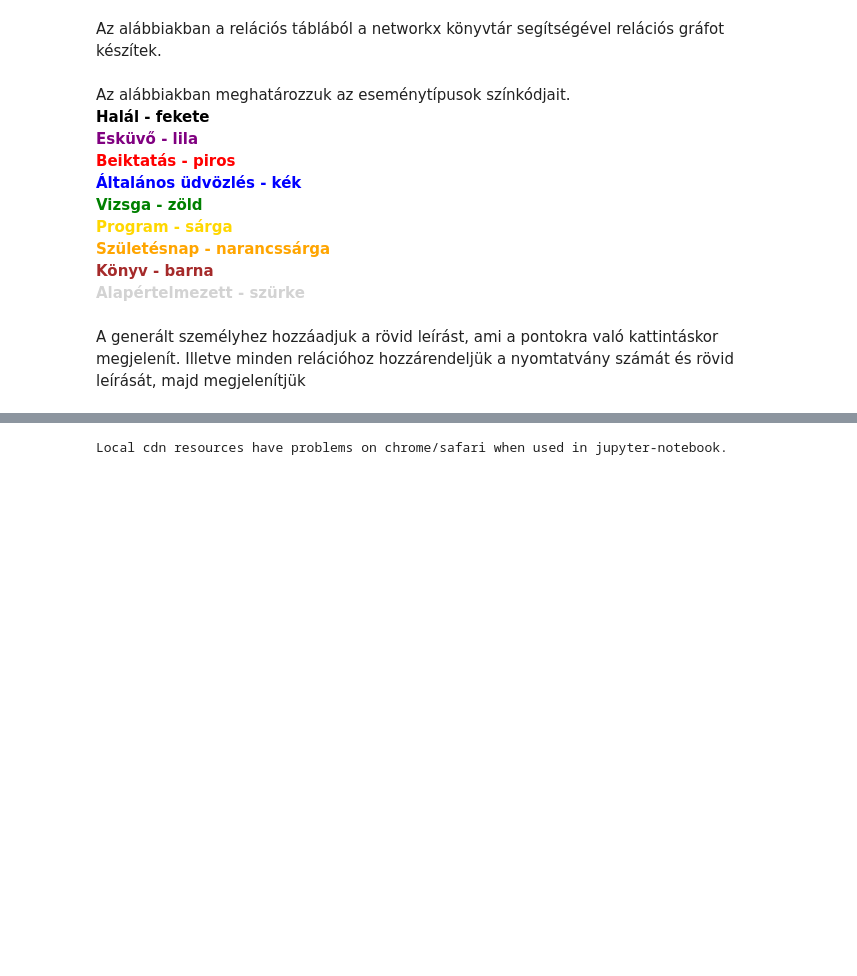
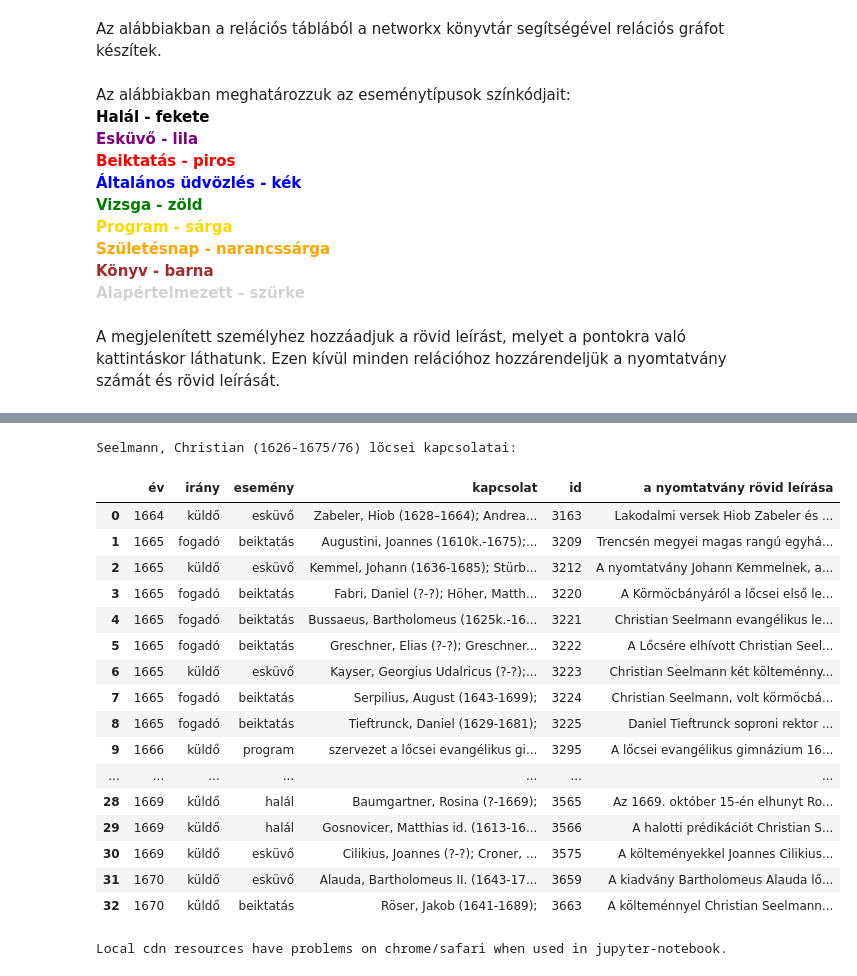
Before and after one commit to kuti-b/zipserbuch, a Jupyter notebook: _sources/zipserbuch.ipynb, the cells around one changed output, grey strips where cells are left out. Cells and saved outputs as stored; diff of their text form; code cells hidden in the pictures; blank space fills up the shorter version.

```diff
--- a/_sources/zipserbuch.ipynb
+++ b/_sources/zipserbuch.ipynb
@@ -161,7 +154,7 @@ Az alábbiakban a relációs táblából a networkx könyvtár segítségével r
 # %%
 G = nx.from_pandas_edgelist(relations_df, source='sender_name', target='target_name', edge_attr=True, create_using=nx.MultiDiGraph())
 # %% [markdown]
-Az alábbiakban meghatározzuk az eseménytípusok színkódjait.<br>
+Az alábbiakban meghatározzuk az eseménytípusok színkódjait:<br>
  <span style="color: black"><strong> Halál - fekete</strong></span><br>
  <span style="color: purple"><strong>Esküvő - lila</strong></span><br>
  <span style="color: red"><strong>Beiktatás - piros</strong></span><br>
@@ -190,7 +183,7 @@ def get_edge_color(type):
     else:
         return edge_colors['default']
 # %% [markdown]
-A generált személyhez hozzáadjuk a rövid leírást, ami a pontokra való kattintáskor megjelenít. Illetve minden relációhoz hozzárendeljük a nyomtatvány számát és rövid leírását, majd megjelenítjük
+A megjelenített személyhez hozzáadjuk a rövid leírást, melyet a pontokra való kattintáskor láthatunk. Ezen kívül minden relációhoz hozzárendeljük a nyomtatvány számát és rövid leírását.
 # %%
 def setup_network(net):
     for edge in net.edges:
@@ -226 +221,59 @@ Local cdn resources have problems on chrome/safari when used in jupyter-notebook
+# %%
+def get_relations_of_person(name):
+    person_df = relations_df[relations_df.applymap(lambda x: name in str(x)).any(1)]
+    df3=pandas.merge(person_df, records, left_on="record_id",right_on="RMNy")
+    grouped_by_record_id = df3.groupby('record_id').groups
+
+
+    chronology = []
+    for record_id in grouped_by_record_id:
+        new_item={}
+        new_item['id'] = record_id
+        new_item['kapcsolat'] = ''
+        for id in grouped_by_record_id[record_id]:
+            item = df3.iloc[id]
+            new_item['év'] = item['év']
+            new_item['esemény'] = item['esemény']
+            new_item['a nyomtatvány rövid leírása'] = item['a nyomtatvány rövid leírása']
+            if item['sender_name']==name:
+                new_item['irány']='küldő'
+                new_item['kapcsolat']+=item['target_name']+'; '
+            elif item['target_name']==name:
+                new_item['irány']='fogadó'
+                new_item['kapcsolat']+=item['sender_name']+'; '
+        chronology.append(new_item)
+
+    return pandas.DataFrame.from_records(chronology)
+
+
+
+name = 'Seelmann, Christian (1626-1675/76)'
+chronology_df = get_relations_of_person(name)
+
+display(
+    HTML(
+        "<h3>"+ name + " lőcsei kapcsolatai: </h3><br><div style='height: 300px; overflow: auto; width: fit-content'>" +
+        chronology_df[['év', 'irány', 'esemény', 'kapcsolat', 'id', 'a nyomtatvány rövid leírása',]].sort_values('év').to_html() +
+        "</div>"
+    )
+)
+# %% [output]
+Seelmann, Christian (1626-1675/76) lőcsei kapcsolatai:
+|  | év | irány | esemény | kapcsolat | id | a nyomtatvány rövid leírása |
+| 0 | 1664 | küldő | esküvő | Zabeler, Hiob (1628–1664); Andrea... | 3163 | Lakodalmi versek Hiob Zabeler és ... |
+| 1 | 1665 | fogadó | beiktatás | Augustini, Joannes (1610k.-1675);... | 3209 | Trencsén megyei magas rangú egyhá... |
+| 2 | 1665 | küldő | esküvő | Kemmel, Johann (1636-1685); Stürb... | 3212 | A nyomtatvány Johann Kemmelnek, a... |
+| 3 | 1665 | fogadó | beiktatás | Fabri, Daniel (?-?); Höher, Matth... | 3220 | A Körmöcbányáról a lőcsei első le... |
+| 4 | 1665 | fogadó | beiktatás | Bussaeus, Bartholomeus (1625k.-16... | 3221 | Christian Seelmann evangélikus le... |
+| 5 | 1665 | fogadó | beiktatás | Greschner, Elias (?-?); Greschner... | 3222 | A Lőcsére elhívott Christian Seel... |
+| 6 | 1665 | küldő | esküvő | Kayser, Georgius Udalricus (?-?);... | 3223 | Christian Seelmann két költeménny... |
+| 7 | 1665 | fogadó | beiktatás | Serpilius, August (1643-1699); | 3224 | Christian Seelmann, volt körmöcbá... |
+| 8 | 1665 | fogadó | beiktatás | Tieftrunck, Daniel (1629-1681); | 3225 | Daniel Tieftrunck soproni rektor ... |
+| 9 | 1666 | küldő | program | szervezet a lőcsei evangélikus gi... | 3295 | A lőcsei evangélikus gimnázium 16... |
+| ... | ... | ... | ... | ... | ... | ... |
+| 28 | 1669 | küldő | halál | Baumgartner, Rosina (?-1669); | 3565 | Az 1669. október 15-én elhunyt Ro... |
+| 29 | 1669 | küldő | halál | Gosnovicer, Matthias id. (1613-16... | 3566 | A halotti prédikációt Christian S... |
+| 30 | 1669 | küldő | esküvő | Cilikius, Joannes (?-?); Croner, ... | 3575 | A költeményekkel Joannes Cilikius... |
+| 31 | 1670 | küldő | esküvő | Alauda, Bartholomeus II. (1643-17... | 3659 | A kiadvány Bartholomeus Alauda lő... |
+| 32 | 1670 | küldő | beiktatás | Röser, Jakob (1641-1689); | 3663 | A költeménnyel Christian Seelmann... |
 # %%
```
Also changed, not shown: parts of 13 cells of this notebook, 10 other files.
